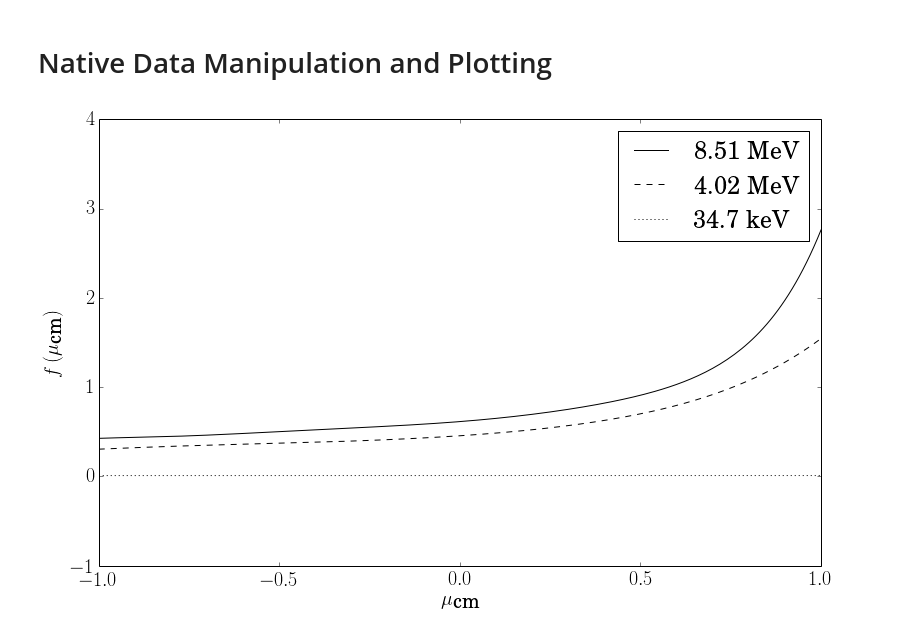
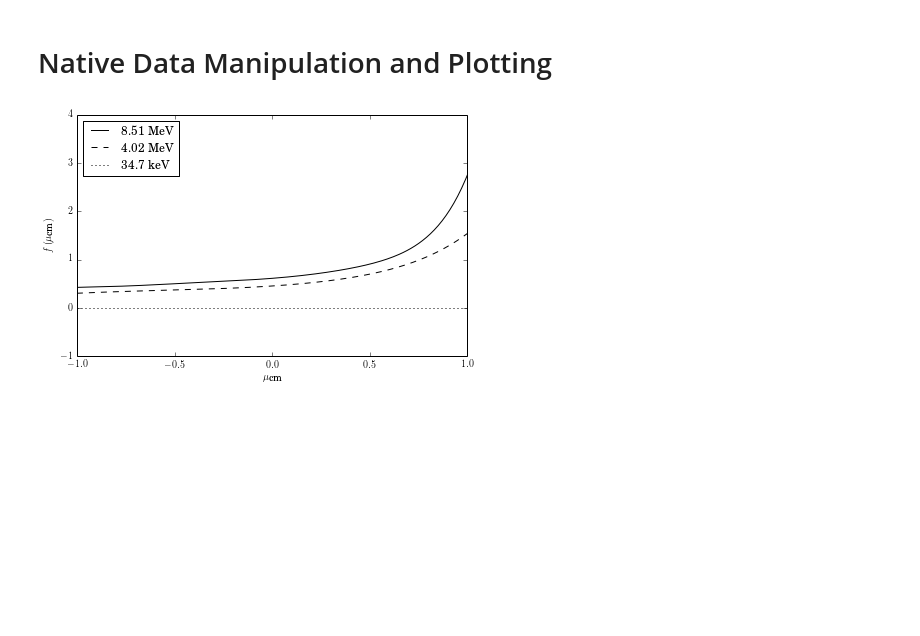
Before and after one commit to jkulesza/Python_Misc, a Jupyter notebook: iPython/NERS_561_HW2.ipynb, the cells around one changed output. Saved outputs shown, nothing was run; the diff lists cells and outputs as text; code cells hidden in the pictures; blank space fills up the shorter version.

```diff
--- a/iPython/NERS_561_HW2.ipynb
+++ b/iPython/NERS_561_HW2.ipynb
@@ -80,24 +83,25 @@ f851tab = [0.810, 0.684, 0.512, 0.350, 0.210, 0.111, 0.061, 0.0220]
 f402tab = [0.584, 0.455, 0.290, 0.147, 0.046, 0.018, 0.0043, -0.0004]
 f347tab = [0.0092, 0.00015, 0, 0, 0, 0, 0, 0]
 # %%
-fig = plt.figure()
-ax = fig.add_subplot(111)
+#fig = plt.figure()
+#ax = fig.add_subplot(111)
 
+plt.figure(figsize=(7,4.326))
 plt.title(r"");
 plt.xlabel(r"$\mu_{\textrm{cm}}$");
 plt.ylabel(r"$f\left(\mu_{\textrm{cm}}\right)$");
 
 x = np.linspace(-1, 1, 201)
 
 plt.ylim([-1,4])
 
 plt.plot(x, np.polynomial.legendre.legval(x, f851tab).T,'k-',label="8.51 MeV")
 plt.plot(x, np.polynomial.legendre.legval(x, f402tab).T,'k--',label="4.02 MeV")
 plt.plot(x, np.polynomial.legendre.legval(x, f347tab).T,'k:',label="34.7 keV")
 
-plt.legend()
+plt.legend(loc=2)
 
-plt.show();
-#plt.savefig('tex_demo.pdf')
+#plt.show();
+plt.savefig('tex_demo.pdf',bbox_inches="tight")
 # %% [output]
-[figure, old version]
+[figure, new version]
```
Also changed, not shown: parts of 2 cells of this notebook.
